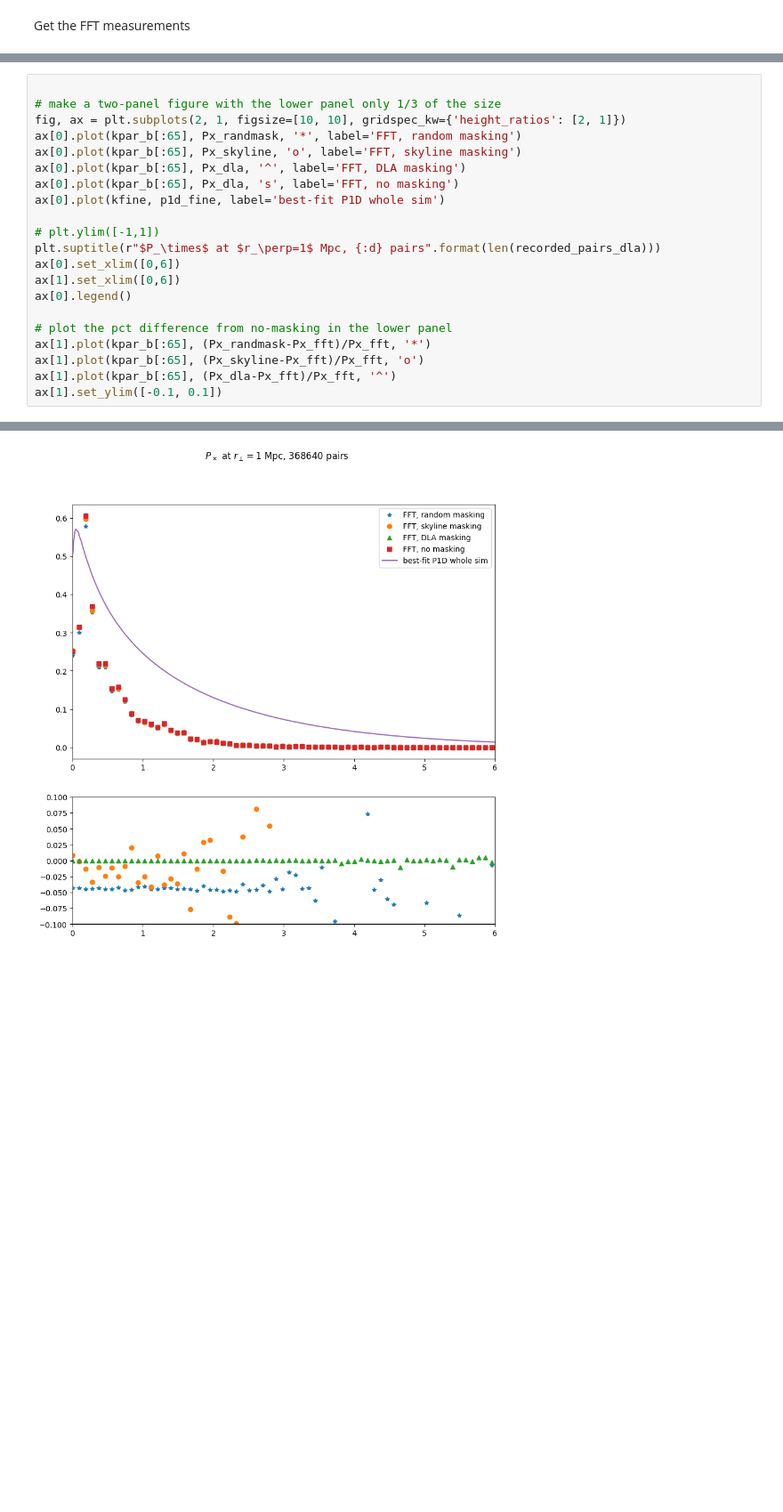
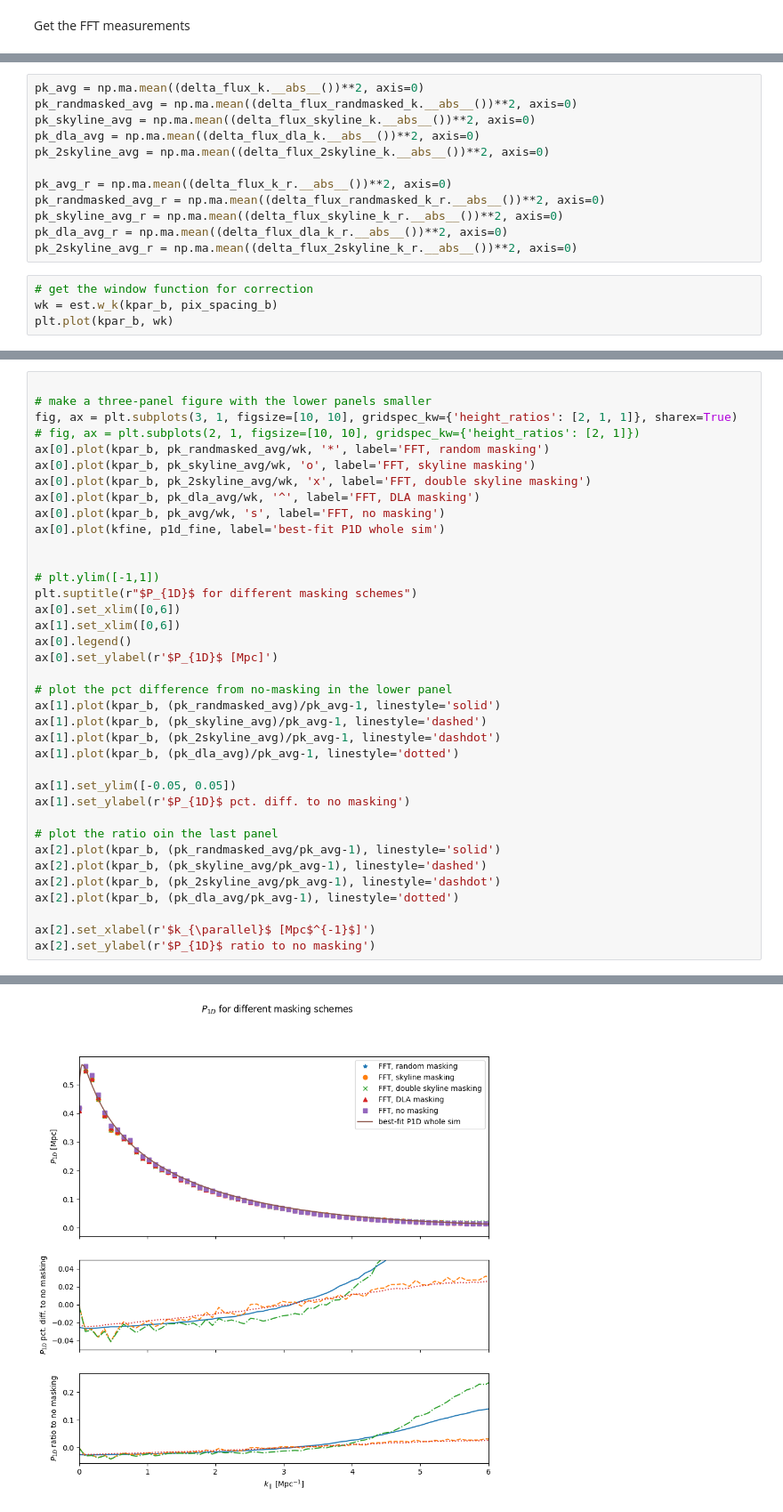
Before and after one commit to marlena6/px-optimal-estimator, a Jupyter notebook: p1d_masking.ipynb, the cells around one changed output, grey strips where cells are left out. Shown at 89% size. Cells and saved outputs as stored; diff of their text form; blank space fills up the shorter version.

```diff
--- a/p1d_masking.ipynb
+++ b/p1d_masking.ipynb
@@ -301,0 +434,16 @@ delta_flux_k.shape
+# %%
+pk_avg = np.ma.mean((delta_flux_k.__abs__())**2, axis=0)
+pk_randmasked_avg = np.ma.mean((delta_flux_randmasked_k.__abs__())**2, axis=0)
+pk_skyline_avg = np.ma.mean((delta_flux_skyline_k.__abs__())**2, axis=0)
+pk_dla_avg = np.ma.mean((delta_flux_dla_k.__abs__())**2, axis=0)
+pk_2skyline_avg = np.ma.mean((delta_flux_2skyline_k.__abs__())**2, axis=0)
+
+pk_avg_r = np.ma.mean((delta_flux_k_r.__abs__())**2, axis=0)
+pk_randmasked_avg_r = np.ma.mean((delta_flux_randmasked_k_r.__abs__())**2, axis=0)
+pk_skyline_avg_r = np.ma.mean((delta_flux_skyline_k_r.__abs__())**2, axis=0)
+pk_dla_avg_r = np.ma.mean((delta_flux_dla_k_r.__abs__())**2, axis=0)
+pk_2skyline_avg_r = np.ma.mean((delta_flux_2skyline_k_r.__abs__())**2, axis=0)
+# %%
+# get the window function for correction
+wk = est.w_k(kpar_b, pix_spacing_b)
+plt.plot(kpar_b, wk)
@@ -326,22 +477,38 @@ ax[1].set_ylim([-0.1, 0.1])
 # %%
 
-# make a two-panel figure with the lower panel only 1/3 of the size
-fig, ax = plt.subplots(2, 1, figsize=[10, 10], gridspec_kw={'height_ratios': [2, 1]})
-ax[0].plot(kpar_b[:65], Px_randmask, '*', label='FFT, random masking')
-ax[0].plot(kpar_b[:65], Px_skyline, 'o', label='FFT, skyline masking')
-ax[0].plot(kpar_b[:65], Px_dla, '^', label='FFT, DLA masking')
-ax[0].plot(kpar_b[:65], Px_dla, 's', label='FFT, no masking')
+# make a three-panel figure with the lower panels smaller
+fig, ax = plt.subplots(3, 1, figsize=[10, 10], gridspec_kw={'height_ratios': [2, 1, 1]}, sharex=True)
+# fig, ax = plt.subplots(2, 1, figsize=[10, 10], gridspec_kw={'height_ratios': [2, 1]})
+ax[0].plot(kpar_b, pk_randmasked_avg/wk, '*', label='FFT, random masking')
+ax[0].plot(kpar_b, pk_skyline_avg/wk, 'o', label='FFT, skyline masking')
+ax[0].plot(kpar_b, pk_2skyline_avg/wk, 'x', label='FFT, double skyline masking')
+ax[0].plot(kpar_b, pk_dla_avg/wk, '^', label='FFT, DLA masking')
+ax[0].plot(kpar_b, pk_avg/wk, 's', label='FFT, no masking')
 ax[0].plot(kfine, p1d_fine, label='best-fit P1D whole sim')
 
+
 # plt.ylim([-1,1])
-plt.suptitle(r"$P_\times$ at $r_\perp=1$ Mpc, {:d} pairs".format(len(recorded_pairs_dla)))
+plt.suptitle(r"$P_{1D}$ for different masking schemes")
 ax[0].set_xlim([0,6])
 ax[1].set_xlim([0,6])
 ax[0].legend()
+ax[0].set_ylabel(r'$P_{1D}$ [Mpc]')
 
 # plot the pct difference from no-masking in the lower panel
-ax[1].plot(kpar_b[:65], (Px_randmask-Px_fft)/Px_fft, '*')
-ax[1].plot(kpar_b[:65], (Px_skyline-Px_fft)/Px_fft, 'o')
-ax[1].plot(kpar_b[:65], (Px_dla-Px_fft)/Px_fft, '^')
-ax[1].set_ylim([-0.1, 0.1])
+ax[1].plot(kpar_b, (pk_randmasked_avg)/pk_avg-1, linestyle='solid')
+ax[1].plot(kpar_b, (pk_skyline_avg)/pk_avg-1, linestyle='dashed')
+ax[1].plot(kpar_b, (pk_2skyline_avg)/pk_avg-1, linestyle='dashdot')
+ax[1].plot(kpar_b, (pk_dla_avg)/pk_avg-1, linestyle='dotted')
+
+ax[1].set_ylim([-0.05, 0.05])
+ax[1].set_ylabel(r'$P_{1D}$ pct. diff. to no masking')
+
+# plot the ratio oin the last panel
+ax[2].plot(kpar_b, (pk_randmasked_avg/pk_avg-1), linestyle='solid')
+ax[2].plot(kpar_b, (pk_skyline_avg/pk_avg-1), linestyle='dashed')
+ax[2].plot(kpar_b, (pk_2skyline_avg/pk_avg-1), linestyle='dashdot')
+ax[2].plot(kpar_b, (pk_dla_avg/pk_avg-1), linestyle='dotted')
+
+ax[2].set_xlabel(r'$k_{\parallel}$ [Mpc$^{-1}$]')
+ax[2].set_ylabel(r'$P_{1D}$ ratio to no masking')
 # %% [output]
@@ -349 +516 @@ ax[1].set_ylim([-0.1, 0.1])
-[figure, old version]
+[figure, new version]
```
Also changed, not shown: parts of 32 cells of this notebook, 5 other files.
